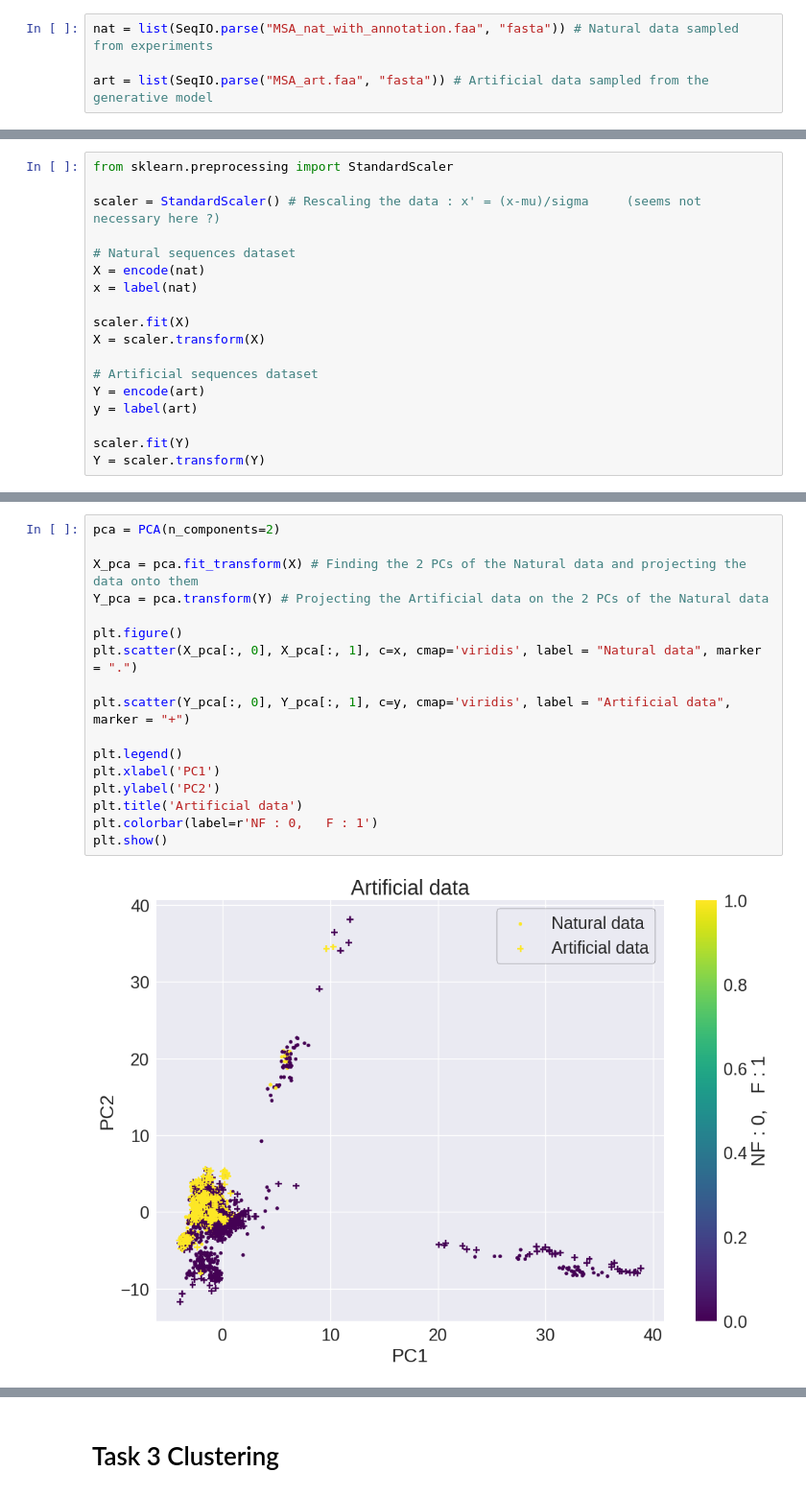
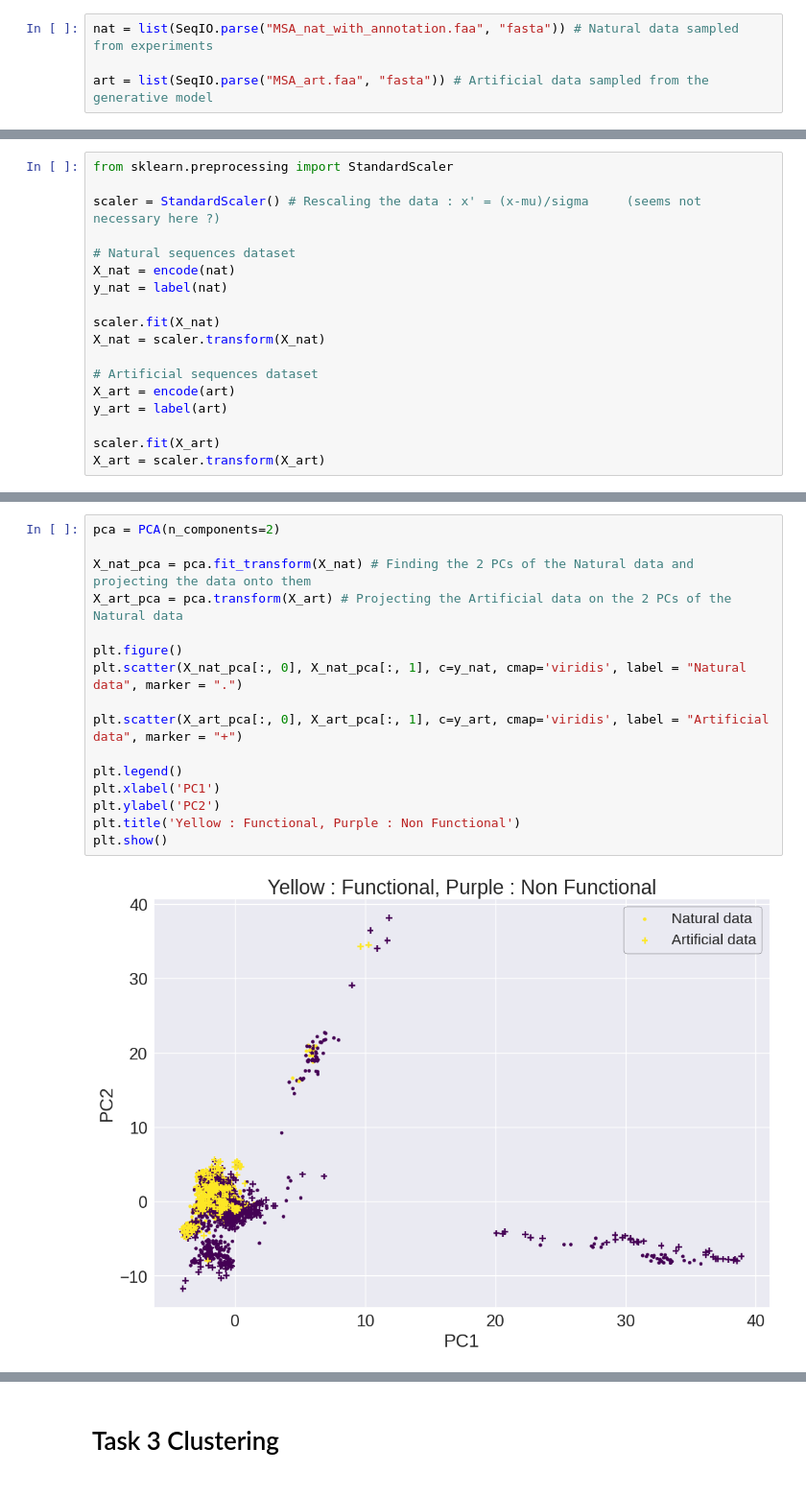
Before and after one commit to vicdlp/CS_project, a Jupyter notebook: CS_project.ipynb, the cells around one changed output, grey strips where cells are left out. Shown at 96% size. Cells and saved outputs as stored; diff of their text form.

```diff
--- a/CS_project.ipynb
+++ b/CS_project.ipynb
@@ -85,15 +88,15 @@ from sklearn.preprocessing import StandardScaler
 scaler = StandardScaler() # Rescaling the data : x' = (x-mu)/sigma     (seems not necessary here ?)
 
 # Natural sequences dataset
-X = encode(nat)
-x = label(nat)
+X_nat = encode(nat)
+y_nat = label(nat)
 
-scaler.fit(X)
-X = scaler.transform(X)
+scaler.fit(X_nat)
+X_nat = scaler.transform(X_nat)
 
 # Artificial sequences dataset
-Y = encode(art)
-y = label(art)
+X_art = encode(art)
+y_art = label(art)
 
-scaler.fit(Y)
-Y = scaler.transform(Y)
+scaler.fit(X_art)
+X_art = scaler.transform(X_art)
@@ -117,19 +132,18 @@ plt.show()
 # %%
 pca = PCA(n_components=2)
 
-X_pca = pca.fit_transform(X) # Finding the 2 PCs of the Natural data and projecting the data onto them
-Y_pca = pca.transform(Y) # Projecting the Artificial data on the 2 PCs of the Natural data
+X_nat_pca = pca.fit_transform(X_nat) # Finding the 2 PCs of the Natural data and projecting the data onto them
+X_art_pca = pca.transform(X_art) # Projecting the Artificial data on the 2 PCs of the Natural data
 
 plt.figure()
-plt.scatter(X_pca[:, 0], X_pca[:, 1], c=x, cmap='viridis', label = "Natural data", marker = ".")
+plt.scatter(X_nat_pca[:, 0], X_nat_pca[:, 1], c=y_nat, cmap='viridis', label = "Natural data", marker = ".")
 
-plt.scatter(Y_pca[:, 0], Y_pca[:, 1], c=y, cmap='viridis', label = "Artificial data", marker = "+")
+plt.scatter(X_art_pca[:, 0], X_art_pca[:, 1], c=y_art, cmap='viridis', label = "Artificial data", marker = "+")
 
 plt.legend()
 plt.xlabel('PC1')
 plt.ylabel('PC2')
-plt.title('Artificial data')
-plt.colorbar(label=r'NF : 0,   F : 1')
+plt.title('Yellow : Functional, Purple : Non Functional')
 plt.show()
 # %% [output]
-[figure, old version]
+[figure, new version]
```
Also changed, not shown: parts of 21 cells of this notebook.
